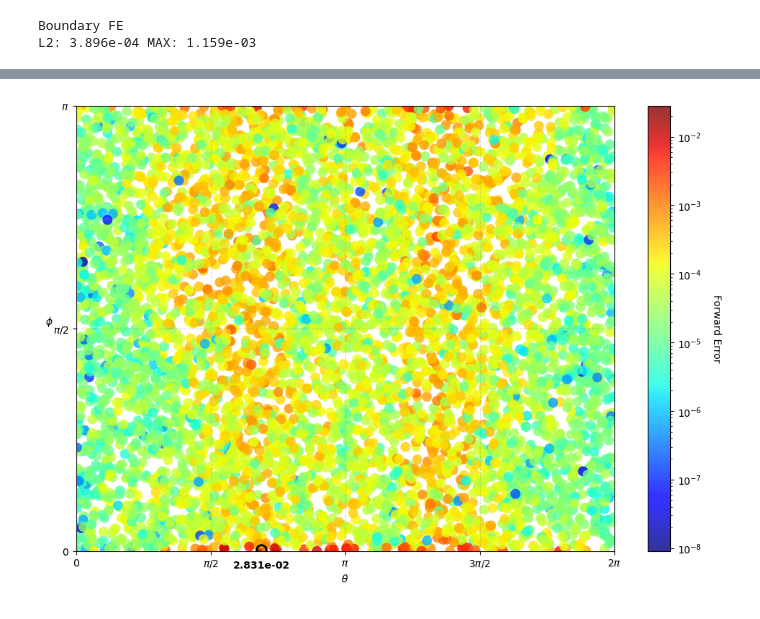
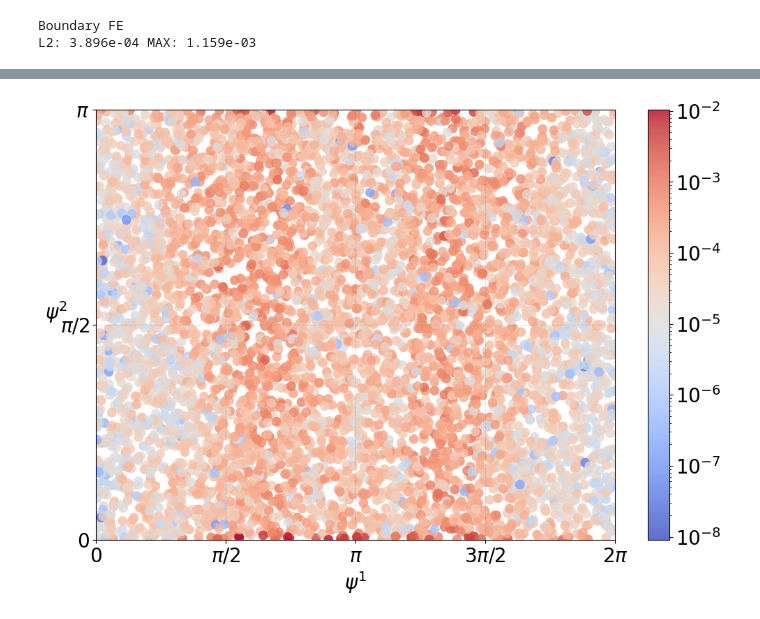
Before and after one commit to leventunord/gRBF-FD-boundary, a Jupyter notebook: notebooks/c2.ipynb, the cells around one changed output, grey strips where cells are left out. Cells and saved outputs as stored; diff of their text form; code cells hidden in the pictures.

```diff
--- a/notebooks/c2.ipynb
+++ b/notebooks/c2.ipynb
@@ -261,7 +262,7 @@ for i, i_id in enumerate(id_interior):
                 break
 
         if best_weights is None:
-            raise RuntimeError("operator sign error")
+            raise RuntimeError("lb operator sign error")
         else:
             weights_lap = best_weights
             stencil_ids = best_stencil_ids
@@ -406,6 +407,8 @@ pos_weights = pos_weights_list[2][1]
 fixed_weights = fixed_weights_list[11][1]
 ill_weights = ill_weights_list[0][1]
 fixed_ill_weights = fixed_weights_list[0][1]
+# %%
+plt.rcParams.update({'font.size': 20})
 # %%
 #-- PLOT WEIGHTS --#
 def plot_weights(weights, filename=None):
@@ -628,33 +684,15 @@ def plot_error_distribution(params, error_vals, filename=None):
     sc = ax.scatter(
         params[:, 0], params[:, 1], c=error_vals,
         s=100,
-        cmap='jet',
+        cmap='coolwarm',
         norm=LogNorm(),
         marker='o',
         edgecolors='none',
         alpha=0.8
     )
 
-    # find the point with maximum error
-    max_id = np.argmax(error_vals)
-    ax.scatter(params[max_id][0], params[max_id][1], s=100, facecolors='none', edgecolors='black', linewidth=2)
-
-    max_err_text = f"{error_vals[max_id]:.3e}"
-
-    ax.annotate(
-        max_err_text,
-        xy=(params[max_id][0], params[max_id][1]),
-        xytext=(0, -20),
-        textcoords='offset points',
-        ha='center',
-        va='bottom',
-        color='black',
-        fontsize=10,
-        fontweight='bold'
-    )
-
     cbar = plt.colorbar(sc, ax=ax)
-    cbar.set_label('Forward Error', rotation=270, labelpad=20)
+    # cbar.set_label('Forward Error', rotation=270, labelpad=20)
 
     ax.set_xlim(0.0, 2*np.pi)
     ax.set_ylim(0.0, np.pi)
@@ -664,17 +702,18 @@ def plot_error_distribution(params, error_vals, filename=None):
     ax.set_xticks([0, np.pi/2, np.pi, 3 * np.pi/2, 2*np.pi])
     ax.set_xticklabels([r'$0$', r'$\pi/2$', r'$\pi$', r'$3\pi/2$', r'$2\pi$'])
 
-    ax.set_xlabel(r'$\theta$')
-    ax.set_ylabel(r'$\phi$', rotation=0)
+    ax.set_xlabel(r'$\psi^1$')
+    ax.set_ylabel(r'$\psi^2$', rotation=0)
     ax.grid(True, linestyle='--', alpha=0.3, color='gray')
     # ax.set_aspect('equal')
 
     ax.minorticks_off()
 
     if filename is not None:
-        fig.savefig(f'./static/{filename}.pdf', dpi=300, bbox_inches='tight')
+        fig.savefig(f'../static/{filename}.pdf', dpi=300, bbox_inches='tight')
     plt.show()
 # %%
-plot_error_distribution(manifold.params[id_interior], fe_interior_plot, filename='fe_interior_pointwise')
+# plot_error_distribution(manifold.params[id_interior], fe_interior_plot, filename='fe_interior_pointwise')
+plot_error_distribution(manifold.params[id_interior], fe_interior, filename='fe_interior_pointwise')
 # %% [output]
-[figure, old version]
+[figure, new version]
```
Also changed, not shown: parts of 22 cells of this notebook, 23 other files.
